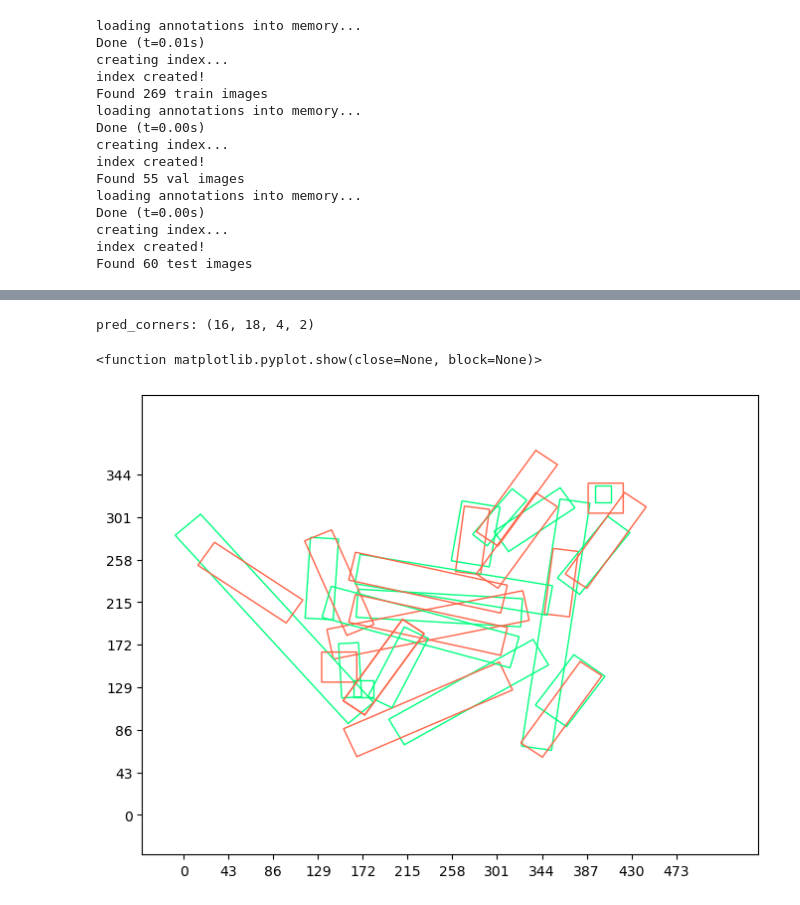
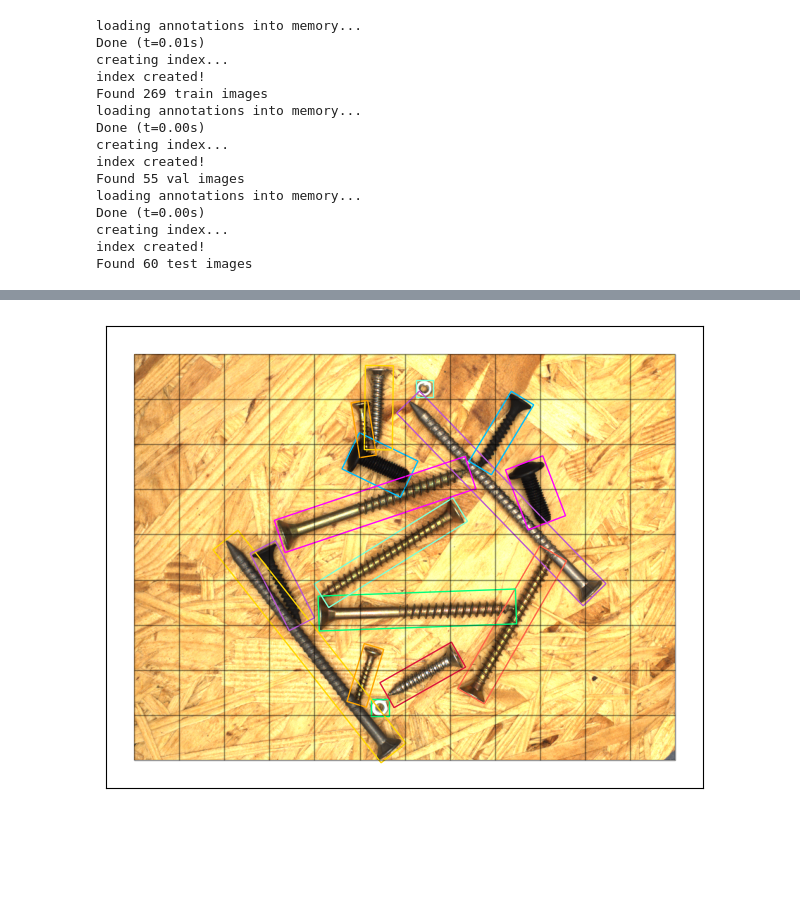
Before and after one commit to DrewAlderfer/object-detection, a Jupyter notebook: loss.sync.ipynb, the cells around one changed output, grey strips where cells are left out. Saved outputs shown, nothing was run; the diff lists cells and outputs as text; code cells hidden in the pictures; blank space fills up the shorter version.

Commit message:
finished loss function aka a simple model runs with it

```diff
--- a/loss.sync.ipynb
+++ b/loss.sync.ipynb
@@ -56,12 +61,12 @@ labeler = LabelWorker(data_name='train',
                       coco_obj=data,
                       image_path='./data/images/',
                       input_size=(1440, 1920),
-                      target_size=(384, 512))
+                      target_size=(576, 768))
 # %%
 num_anchors = 9
 labels = labeler.label_list()[:16]
 anchors = stack_anchors(generate_anchors(labels, boxes_per_cell=num_anchors, random_state=42))
-label_corners = get_corners(labels)
+label_corners = get_corners(labels, img_width=768, img_height=576)
 anchor_corners = get_corners(anchors)
 label_edges = get_edges(label_corners)
 anchor_edges = get_edges(anchor_corners)
@@ -105,18 +200,5 @@ pred_boxes: (16, 18, 5)
 # %%
-pred_corners = get_corners(pred_boxes)
-print(f"pred_corners: {pred_corners.shape}")
-fig, ax = plt.subplots(figsize=(8, 6))
-ax.set(
-        ylim=[-40, 384+40],
-        xlim=[-40, 512+40],
-        xticks=list(range(0, 512,int(np.ceil(512/12)))),
-        yticks=list(range(0, 384, int(np.ceil(384/9)))),
-        )
-for i in range(pred_corners.shape[1]):
-    ax.add_patch(Polygon(label_corners[1, i], fill=False, edgecolor='springgreen'))
-    ax.add_patch(Polygon(pred_corners[1, i], fill=False, edgecolor='tomato'))
-plt.show
+model.compile(optimizer='adam', loss=YOLO_Loss())
+history = model.fit(x, labels,
+                    epochs=10,
+                    batch_size=16)
-# %% [output]
-pred_corners: (16, 18, 4, 2)
-<function matplotlib.pyplot.show(close=None, block=None)>
-[figure, removed]
@@ -122,0 +207,22 @@ pred_corners: (16, 18, 4, 2)
+# %%
+fig, ax = setup_labels_plot()
+ax = ax[0]
+# --------------------
+# Object Setup
+# --------------------
+cell = 46
+bb_list = [0, 6]
+itm_list = [1, 4]
+x = 0
+y = 388
+# for i, a in zip(bb_list, itm_list):
+for i in range(18):
+    if label_corners[0, i, 0, 0] == 0:
+        continue
+    n_color = next(color)
+    ax.add_patch(Polygon(label_corners[0, i], fill=False, edgecolor=n_color))
+    ax.imshow(imgs[0] / 255)
+    x += 150
+plt.show()
+# %% [output]
+[figure, added]
```
Also changed, not shown: parts of 9 cells of this notebook, 11 other files.
